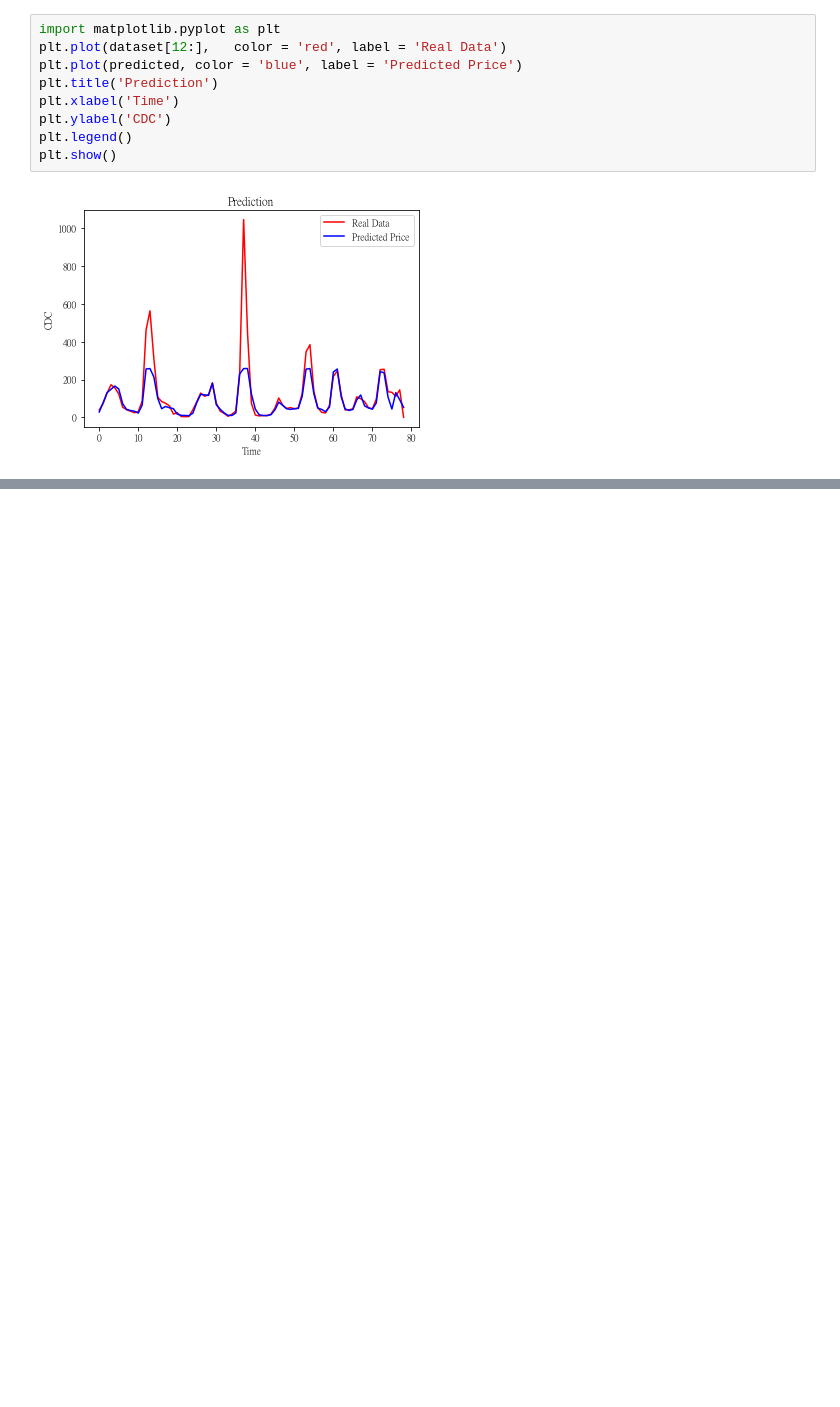
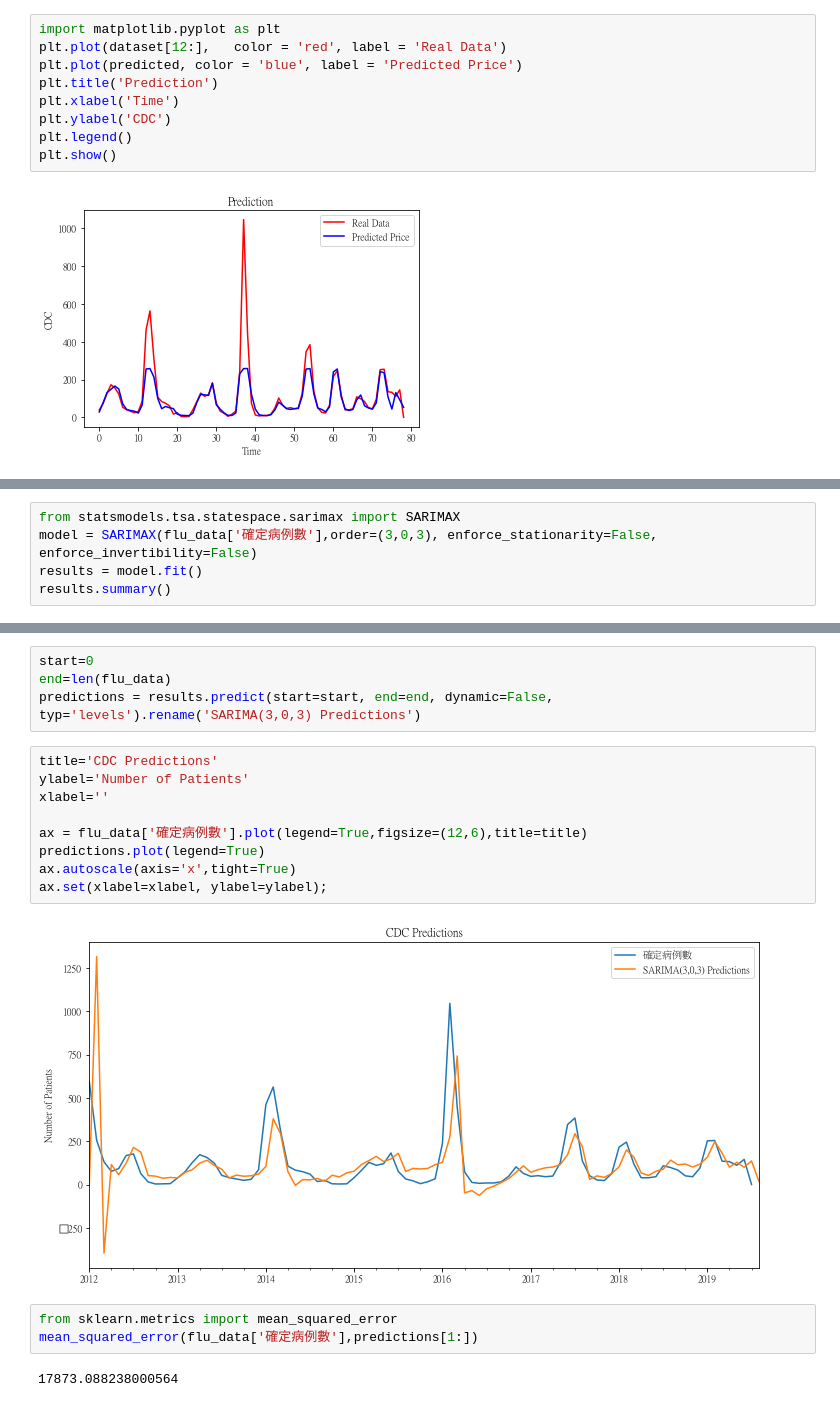
Before and after one commit to ywchiu/cdc_course, a Jupyter notebook: Demo20190705.ipynb, the cells around one changed output, grey strips where cells are left out. Saved outputs shown, nothing was run; the diff lists cells and outputs as text; blank space fills up the shorter version.

```diff
--- a/Demo20190705.ipynb
+++ b/Demo20190705.ipynb
@@ -505,0 +552,5 @@ plt.show()
+# %%
+from statsmodels.tsa.statespace.sarimax import SARIMAX
+model = SARIMAX(flu_data['確定病例數'],order=(3,0,3), enforce_stationarity=False, enforce_invertibility=False)
+results = model.fit()
+results.summary()
@@ -505,0 +580,20 @@ plt.show()
+# %%
+start=0
+end=len(flu_data)
+predictions = results.predict(start=start, end=end, dynamic=False, typ='levels').rename('SARIMA(3,0,3) Predictions')
+# %%
+title='CDC Predictions'
+ylabel='Number of Patients'
+xlabel=''
+
+ax = flu_data['確定病例數'].plot(legend=True,figsize=(12,6),title=title)
+predictions.plot(legend=True)
+ax.autoscale(axis='x',tight=True)
+ax.set(xlabel=xlabel, ylabel=ylabel);
+# %% [output]
+[figure, added]
+# %%
+from sklearn.metrics import mean_squared_error
+mean_squared_error(flu_data['確定病例數'],predictions[1:])
+# %% [output]
+17873.088238000564
```
Also changed, not shown: parts of 27 cells of this notebook.
